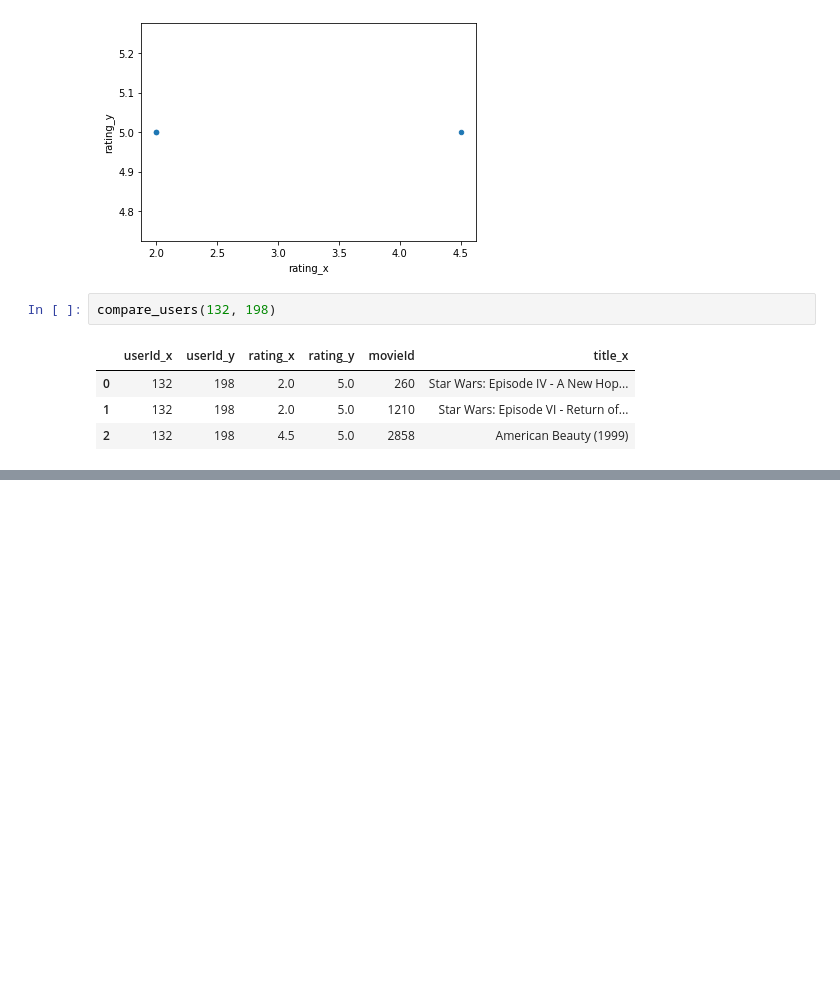
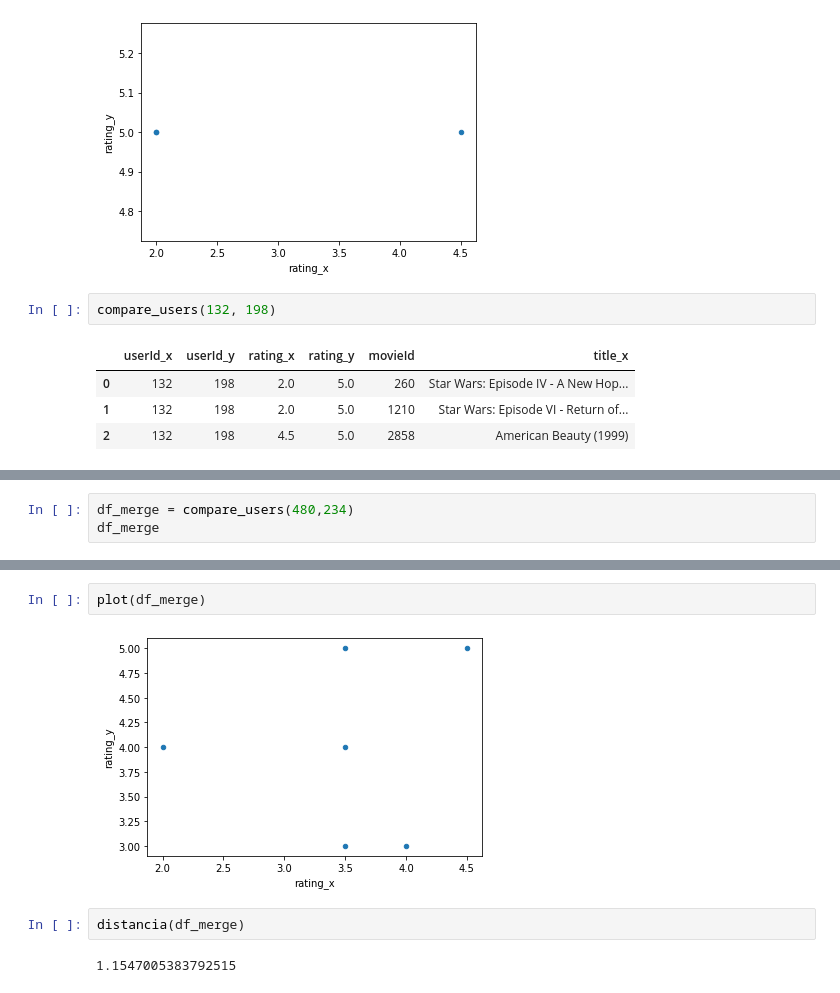
Before and after one commit to mg-um/umpe-ml2, a Jupyter notebook: UMPE - ML2 - Recomendadores.ipynb, the cells around one changed output, grey strips where cells are left out. Cells and saved outputs as stored; diff of their text form; blank space fills up the shorter version.

```diff
--- a/UMPE - ML2 - Recomendadores.ipynb
+++ b/UMPE - ML2 - Recomendadores.ipynb
@@ -156,0 +165,3 @@ compare_users(132, 198)
+# %%
+df_merge = compare_users(480,234)
+df_merge
@@ -156,0 +176,8 @@ compare_users(132, 198)
+# %%
+plot(df_merge)
+# %% [output]
+[figure, added]
+# %%
+distancia(df_merge)
+# %% [output]
+1.1547005383792515
```
Also changed, not shown: parts of 9 cells of this notebook.
